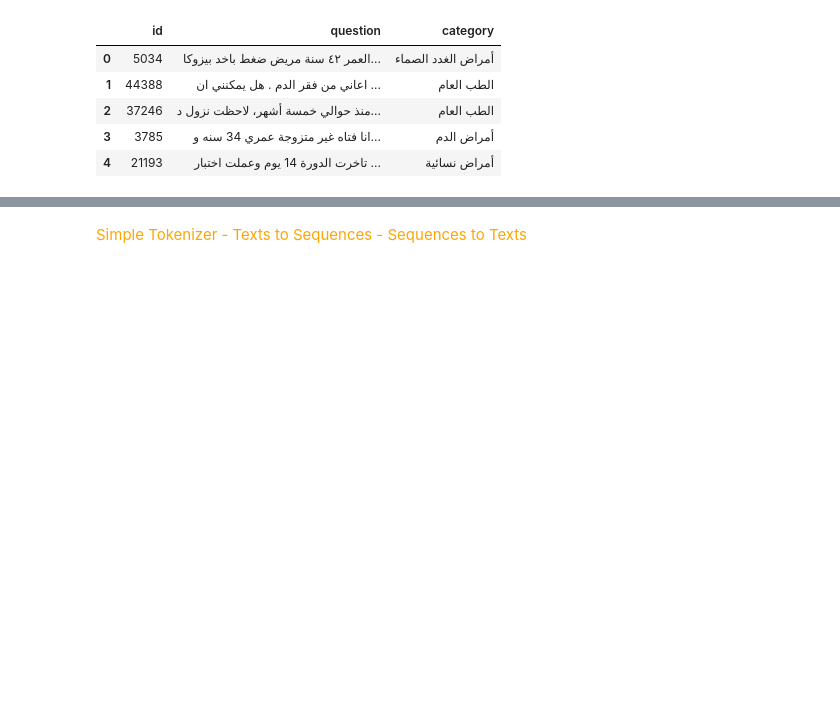
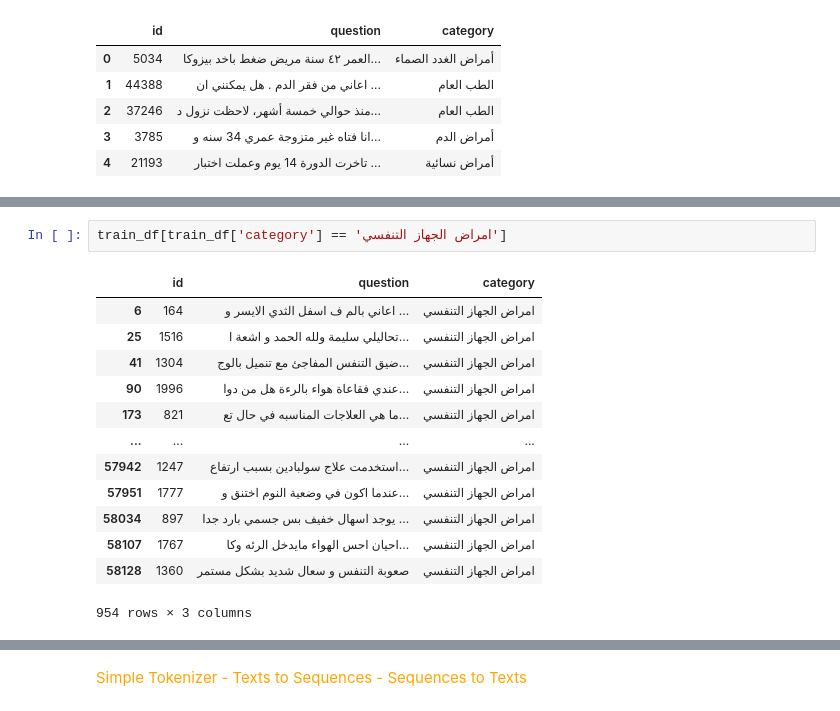
Before and after one commit to MuNoRam/NLP-HomeWork1, a Jupyter notebook: HW-1/Code PlayGround.ipynb, the cells around one changed output, grey strips where cells are left out. Cells and saved outputs as stored; diff of their text form; blank space fills up the shorter version.

```diff
--- a/HW-1/Code PlayGround.ipynb
+++ b/HW-1/Code PlayGround.ipynb
@@ -137,0 +172,16 @@ train_df.head(5)
+# %%
+train_df[train_df['category'] == 'امراض الجهاز التنفسي']
+# %% [output]
+|  | id | question | category |
+| 6 | 164 | اعاني بالم ف اسفل الثدي الايسر و ... | امراض الجهاز التنفسي |
+| 25 | 1516 | تحاليلي سليمة ولله الحمد و اشعة ا... | امراض الجهاز التنفسي |
+| 41 | 1304 | ضيق التنفس المفاجئ مع تنميل بالوج... | امراض الجهاز التنفسي |
+| 90 | 1996 | عندي فقاعاة هواء بالرءة هل من دوا... | امراض الجهاز التنفسي |
+| 173 | 821 | ما هي العلاجات المناسبه في حال تع... | امراض الجهاز التنفسي |
+| ... | ... | ... | ... |
+| 57942 | 1247 | استخدمت علاج سولبادين بسبب ارتفاع... | امراض الجهاز التنفسي |
+| 57951 | 1777 | عندما اكون في وضعية النوم اختنق و... | امراض الجهاز التنفسي |
+| 58034 | 897 | يوجد اسهال خفيف بس جسمي بارد جدا ... | امراض الجهاز التنفسي |
+| 58107 | 1767 | احيان احس الهواء مايدخل الرئه وكا... | امراض الجهاز التنفسي |
+| 58128 | 1360 | صعوبة التنفس و سعال شديد بشكل مستمر | امراض الجهاز التنفسي |
+954 rows × 3 columns
```
Also changed, not shown: parts of 33 cells of this notebook.
